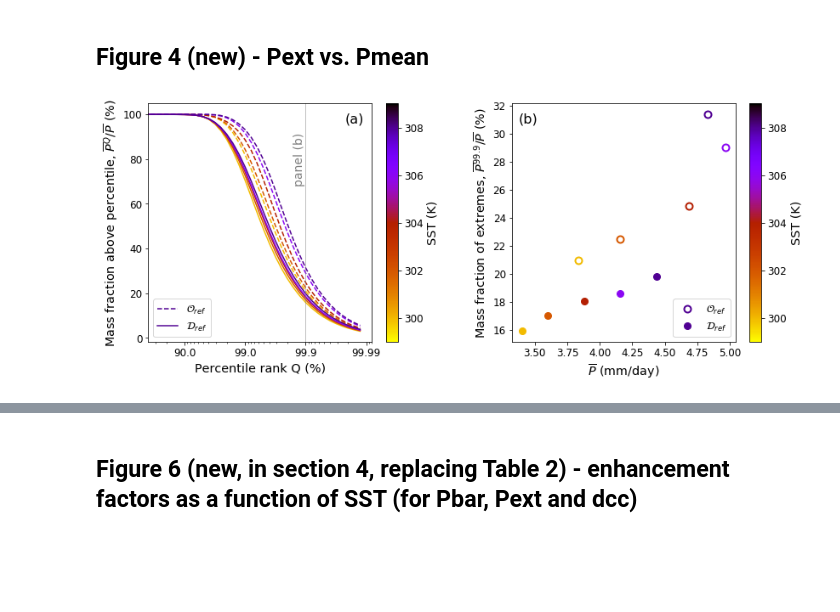
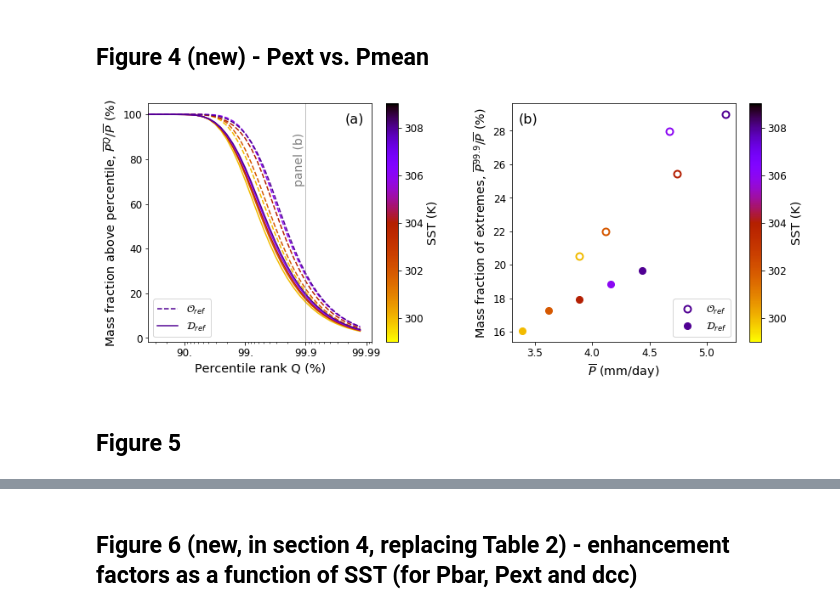
Before and after one commit to bfildier/Fildier2020, a Jupyter notebook: scripts/AdditionalFigures1stRev.ipynb, the cells around one changed output, grey strips where cells are left out. Cells and saved outputs as stored; diff of their text form; code cells hidden in the pictures; blank space fills up the shorter version.

```diff
--- a/scripts/AdditionalFigures1stRev.ipynb
+++ b/scripts/AdditionalFigures1stRev.ipynb
@@ -122,6 +122,10 @@ data_mean_t = {}
 pr_mean = {}
 p_profile = {}
 
+# new cleaner data
+distributions = {}
+mean_pr = {}
+
 i_w24 = 5 # storage index for statistics computed over 24 time slices for rainfall pdfs
 # %% [output]
 Initialize stats for each simulation
@@ -256,13 +279,13 @@ for SST_pair in SST_pairs:
 
     for i_sim in range(n_sims):
 
-        simname_cold = simname_patterns[i_sim]%SST_cold
-        simname_warm = simname_patterns[i_sim]%SST_warm
+        simname_cold = simname_patterns[i_sim]%(SST_cold,realiz[SST_cold][i_sim])
+        simname_warm = simname_patterns[i_sim]%(SST_warm,realiz[SST_warm][i_sim])
 
-        if not simname_cold in cdf_invlog_ILQ_pr.keys():
+        if not simname_cold in distributions.keys():
             print("no CDF_IL data for",simname_cold)
             continue
-        if not simname_warm in cdf_invlog_ILQ_pr.keys():
+        if not simname_warm in distributions.keys():
             print("no CDF_IL data for",simname_warm)
             continue
 
@@ -272,15 +295,20 @@ for SST_pair in SST_pairs:
         fracchange_percIL[key] = np.nan*np.zeros((iQmax,))
         for iQ in range(iQmax):
 
-            cdf_invlog_cold = pr_mean[simname_cold]*cdf_invlog_ILQ_pr[simname_cold]
-            cdf_invlog_warm = pr_mean[simname_warm]*cdf_invlog_ILQ_pr[simname_warm]
+#             cdf_invlog_cold = pr_mean[simname_cold]*cdf_invlog_ILQ_pr[simname_cold]
+#             cdf_invlog_warm = pr_mean[simname_warm]*cdf_invlog_ILQ_pr[simname_warm]
+            cdf_invlog_cold = mean_pr[simname_cold]*distributions[simname_cold].invCDF
+            cdf_invlog_warm = mean_pr[simname_warm]*distributions[simname_warm].invCDF
+
+            perc_cold = distributions[simname_cold].percentiles
+            perc_warm = distributions[simname_warm].percentiles
 
             if cdf_invlog_cold[iQ] != 0:
                 fracchange_camountIL[key][iQ] = (cdf_invlog_warm[iQ]/\
                                                  cdf_invlog_cold[iQ]-1)/dT*100
-            if perc_ILQ_pr[simname_cold][iQ] != 0:
-                fracchange_percIL[key][iQ] = (perc_ILQ_pr[simname_warm][iQ]/\
-                                              perc_ILQ_pr[simname_cold][iQ]-1)/dT*100
+            if perc_cold[iQ] != 0:
+                fracchange_percIL[key][iQ] = (perc_warm[iQ]/\
+                                              perc_cold[iQ]-1)/dT*100
 # %% [output]
 Fractional changes in rainfall intensities and exceedance amounts
 (300, 302)
@@ -423,10 +469,11 @@ for i_SST in range(n_SSTs):
 
     for i_sim in (0,4):
 
-        simname = simname_patterns[i_sim]%SST
+        simname = simname_patterns[i_sim]%(SST,realiz[SST][i_sim])
         simtype = simtypes[i_sim]
 
-        norm_cdf_IL_prQ = cdf_invlog_ILQ_pr[simname]*100
+#         norm_cdf_IL_prQ = cdf_invlog_ILQ_pr[simname]*100
+        invCDF_show = distributions[simname].invCDF[sQ2show]*100
 
         # Define legend label
         if SST == SSTs[-1]:
@@ -435,7 +482,7 @@ for i_SST in range(n_SSTs):
             lab = ''
 
         subplotRanksILog(ax,ranks2show,
-                         norm_cdf_IL_prQ[sQ2show],
+                         invCDF_show,
                          col=SST_col[i_SST],
                          labels=lab,
                          ltype=simtype_linetype[i_sim],
@@ -479,7 +526,7 @@ for i_SST in range(n_SSTs):
 #     for i_sim in range(n_sims):
     for i_sim in (0,4):
 
-        simname = simname_patterns[i_sim]%SST
+        simname = simname_patterns[i_sim]%(SST,realiz[SST][i_sim])
         simtype = simtypes[i_sim]
 
         # Skip dot/curve if simulation didn't reach equilibrium
@@ -487,13 +534,14 @@ for i_SST in range(n_SSTs):
             print("passing %s"%simname)
             continue
 
-        if simname in perc_ILQ_pr.keys():
+        if simname in distributions.keys():
 #             print("%dK, %s:"%(SST,simtype_labels[i_sim]),perc_ILQ_pr[simname][iQref])
 #             x,y = SST,perc_ILQ_pr[simname][iQmax]
             # Mean over percentiles
-            x = pr_mean[simname]
+#             x = pr_mean[simname]
+            x = mean_pr[simname]
 #             y = np.mean(perc_ILQ_pr[simname][sQext])
-            y = cdf_invlog_ILQ_pr[simname][iQref]*100
+            y = distributions[simname].invCDF[iQref]*100
 
             #--- Draw points
             # Define color
@@ -507,31 +555,33 @@ for i_SST in range(n_SSTs):
                 mw = 2
             # Define legend label
             if SST == SSTs[-1]:
                 lab = simtype_labels[i_sim]
             else:
                 lab = ''
             # Show point
             ax.plot(x,y,simtype_markers[i_sim], ms=8, markerfacecolor=mfc,markeredgecolor=SST_col[i_SST],\
                     markeredgewidth=mw,label=lab)
 
 ax.set_xlabel(r'$\overline{P}$ (mm/day)')
 # ax.set_ylabel(r'Extreme precipitation $P^{99.9-99.99}$ (mm/day)')
 ax.set_ylabel(r'Mass fraction of extremes, $\overline{P}^{99.9}/\overline{P}$ (%)')
 ax.legend(fontsize=12,loc='lower right')
 
 # Color bar
 cax, _ = matplotlib.colorbar.make_axes(ax)
 normalize = matplotlib.colors.Normalize(vmin=SSTmin, vmax=SSTmax)
 cbar = matplotlib.colorbar.ColorbarBase(cax, cmap=cmap, norm=normalize)
 cax.set_ylabel('SST (K)')
 
 
 ##-- Panel numbers
 axs[0].text(0.88,0.92,'(a)',transform = axs[0].transAxes,fontsize=16)
 axs[1].text(0.03,0.92,'(b)',transform = axs[1].transAxes,fontsize=16)
 
 plt.savefig(os.path.join(figuredir,'Figure4.pdf'),
                 bbox_inches='tight')
 plt.show()
 # %% [output]
-[figure, old version]
+[figure, new version]
+# %% [markdown]
+## Figure 5
```
Also changed, not shown: parts of 11 cells of this notebook, 11 other files.
